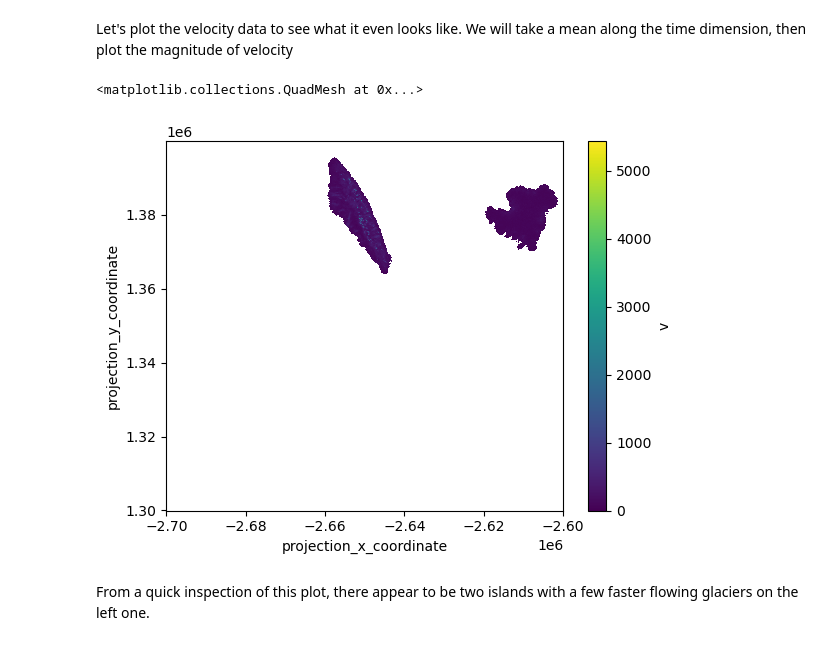
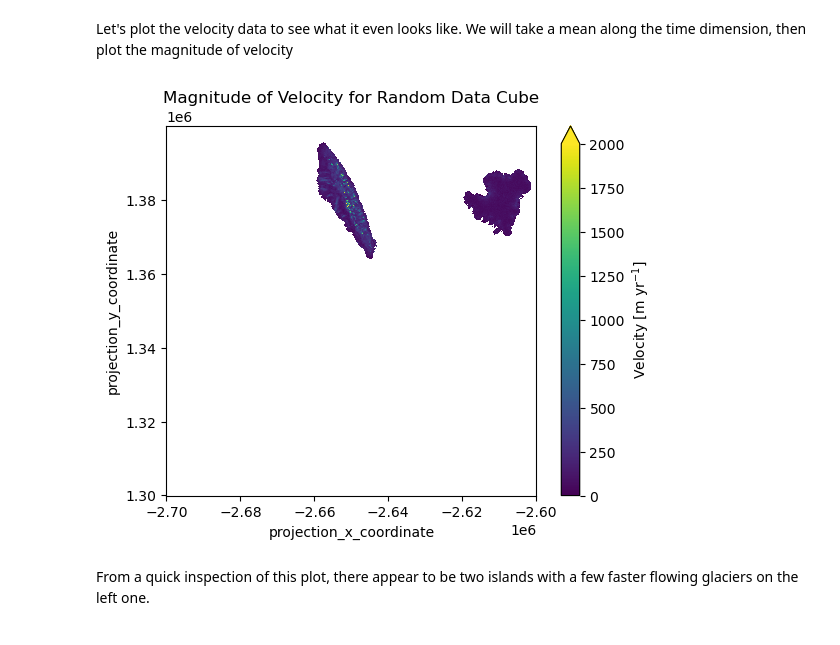
Before and after one commit to jackplogan33/ice-fracture-mechanics, a Jupyter notebook: notebooks/access-itslive-data.ipynb, the cells around one changed output. Cells and saved outputs as stored; diff of their text form; code cells hidden in the pictures.

```diff
--- a/notebooks/access-itslive-data.ipynb
+++ b/notebooks/access-itslive-data.ipynb
@@ -100,10 +96,15 @@ Data variables: (12/60)
 # %% [markdown]
 Let's plot the velocity data to see what it even looks like. We will take a mean along the time dimension, then plot the magnitude of velocity
 # %%
-dc.v.mean(dim='mid_date').plot()
+fig, ax = plt.subplots()
+
+v = dc.v.mean(dim='mid_date').plot(ax=ax, vmax=2000)
+v.colorbar.set_label('Velocity [m yr$^{-1}$]')
+ax.set_aspect('equal')
+ax.set_title('Magnitude of Velocity for Random Data Cube')
+plt.show()
 # %% [output]
-<matplotlib.collections.QuadMesh at 0x...>
-[figure, old version]
+[figure, new version]
 # %% [markdown]
 From a quick inspection of this plot, there appear to be two islands with a few faster flowing glaciers on the left one.
 # %% [markdown]
```
Also changed, not shown: parts of 8 cells of this notebook, 2 other files.
